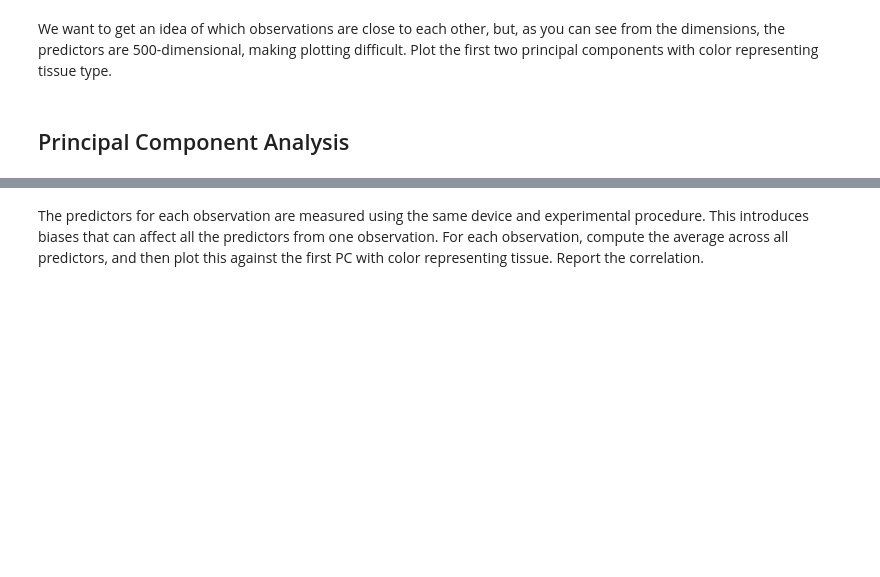
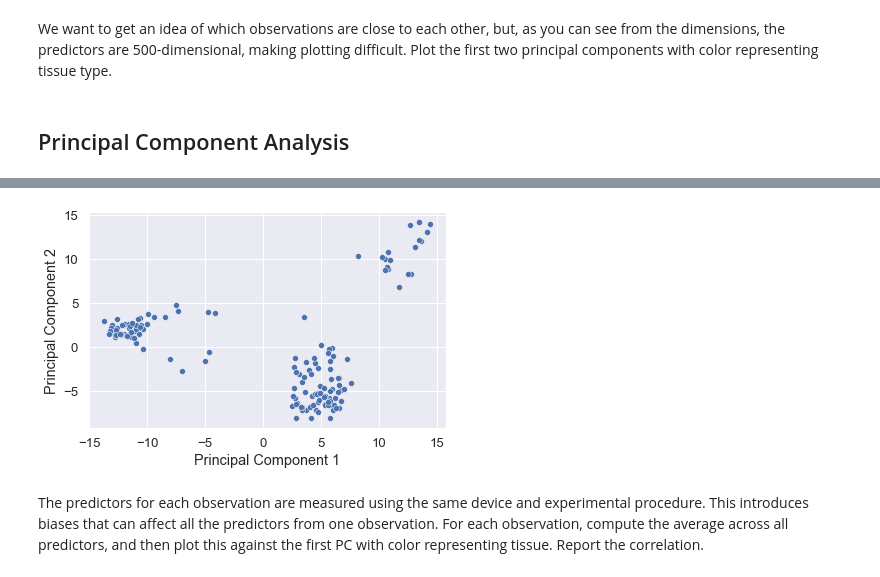
Before and after one commit to dennislamcv1/HarvardX-sDataScience, a Jupyter notebook: PH125.8x/Dimension Reduction.ipynb, the cells around one changed output, grey strips where cells are left out. Saved outputs shown, nothing was run; the diff lists cells and outputs as text; code cells hidden in the pictures; blank space fills up the shorter version.

```diff
--- a/PH125.8x/Dimension Reduction.ipynb
+++ b/PH125.8x/Dimension Reduction.ipynb
@@ -450,3 +231,11 @@ plt.show()
+# %%
+sns.scatterplot(x=graph.A, y=graph.B)
+plt.xlabel('Principal Component 1')
+plt.ylabel('Principal Component 2')
+plt.tight_layout()
+plt.show()
+# %% [output]
+[figure, added]
 # %% [markdown]
 The predictors for each observation are measured using the same device and experimental procedure. This introduces biases that can affect all the predictors from one observation. For each observation, compute the average across all predictors, and then plot this against the first PC with color representing tissue. Report the correlation.
 # %% [markdown]
```
Also changed, not shown: parts of 122 cells of this notebook, 1 other file.
